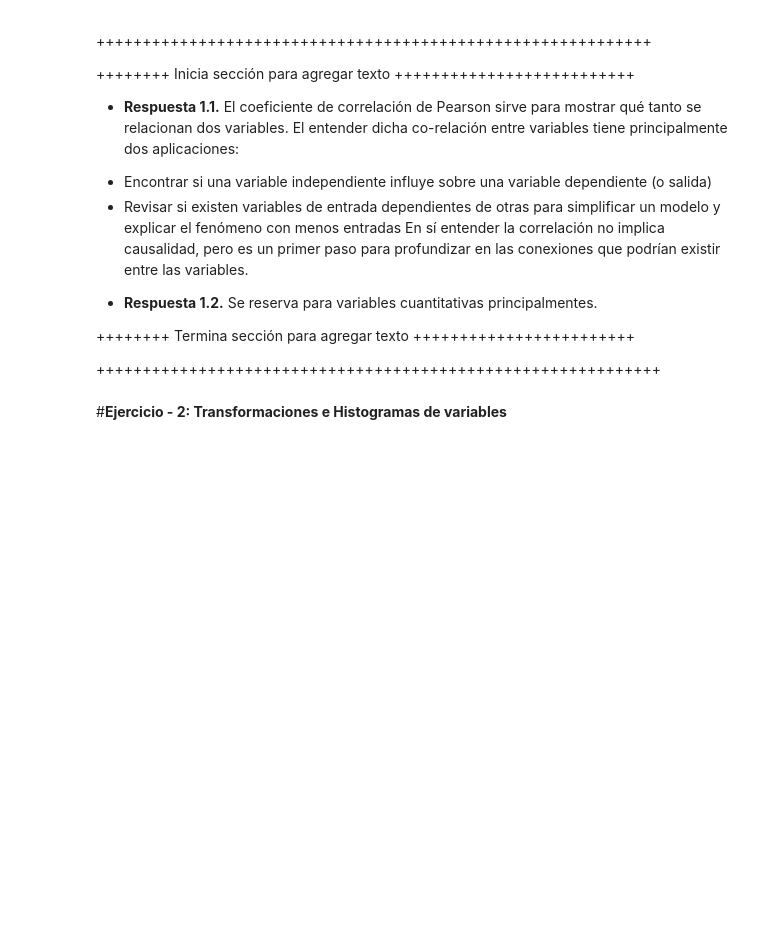
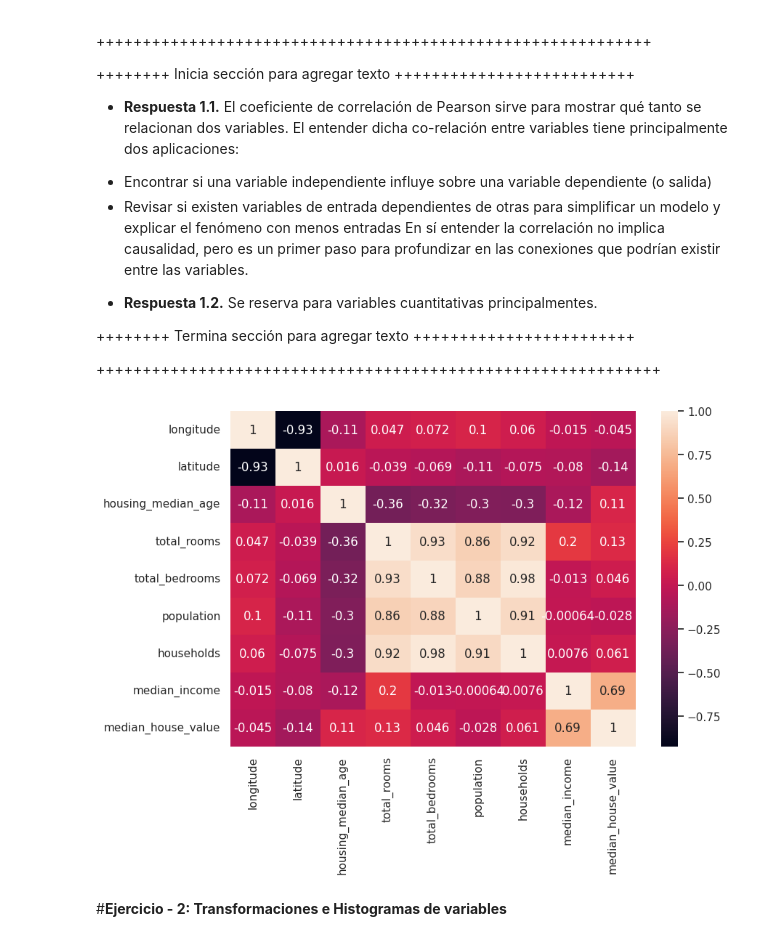
Before and after one commit to MarceloIsmael21/IA-ML, a Jupyter notebook: MNA_IAyAA_semana_2_2024_Actividad_2.ipynb, the cells around one changed output. Drawn from its saved outputs; the diff is of its cells as text; code cells hidden in the pictures; blank space fills up the shorter version.

```diff
--- a/MNA_IAyAA_semana_2_2024_Actividad_2.ipynb
+++ b/MNA_IAyAA_semana_2_2024_Actividad_2.ipynb
@@ -92,19 +92,21 @@ Se reserva para variables cuantitativas principalmentes.
 # %%
 sns.set(rc={'figure.figsize':(9,6)})
 
 #########################################################################
 # INICIA LA SECCIÓN PARA AGREGAR CÓDIGO.
 # Respuesta 1.3.
 
 # Sustituye "None" por tus líneas de código dentro de esta región.
 # Se esperan cuando mucho 2 líneas de código.
 
-None
+sns.heatmap(misdatos.corr(),annot=True)
 
 # TERMINA LA SECCIÓN PARA AGREGAR CÓDIGO.
 #########################################################################
 
 plt.show()
+# %% [output]
+[figure, added]
 # %% [markdown]
 #**Ejercicio - 2: Transformaciones e Histogramas de variables**
 # %% [markdown]
```
Also changed, not shown: parts of 1 cell of this notebook.
